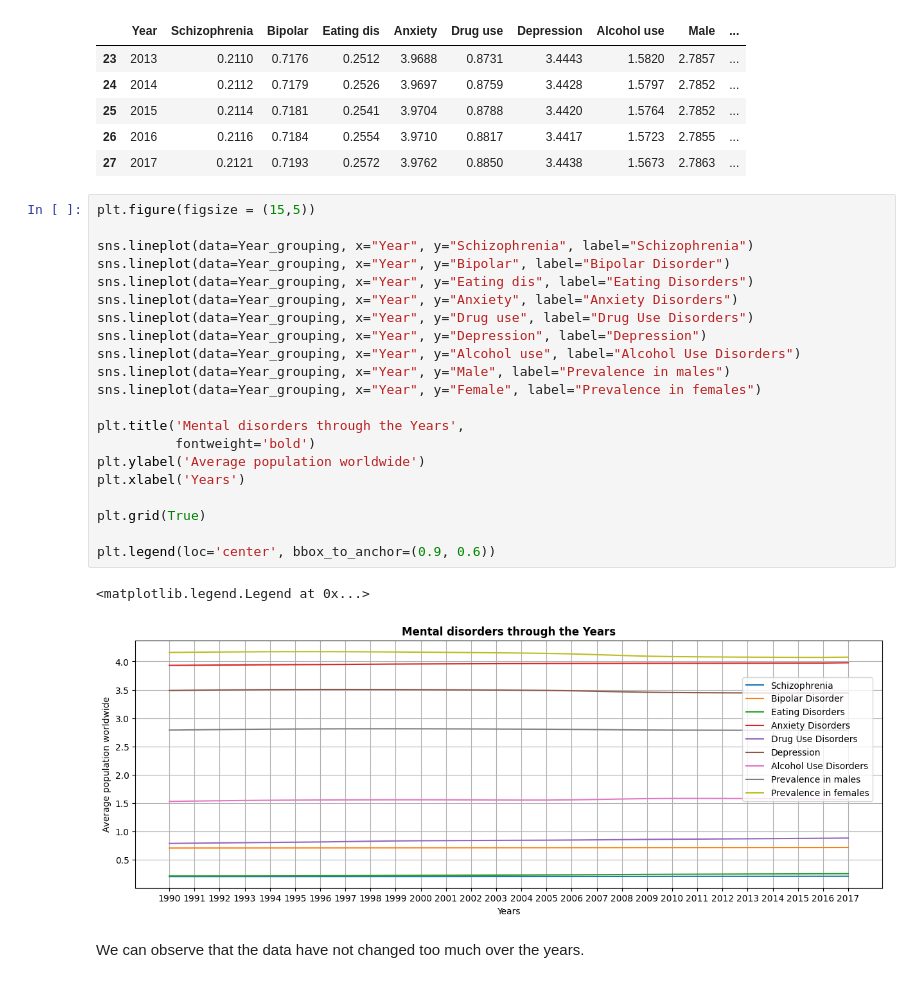
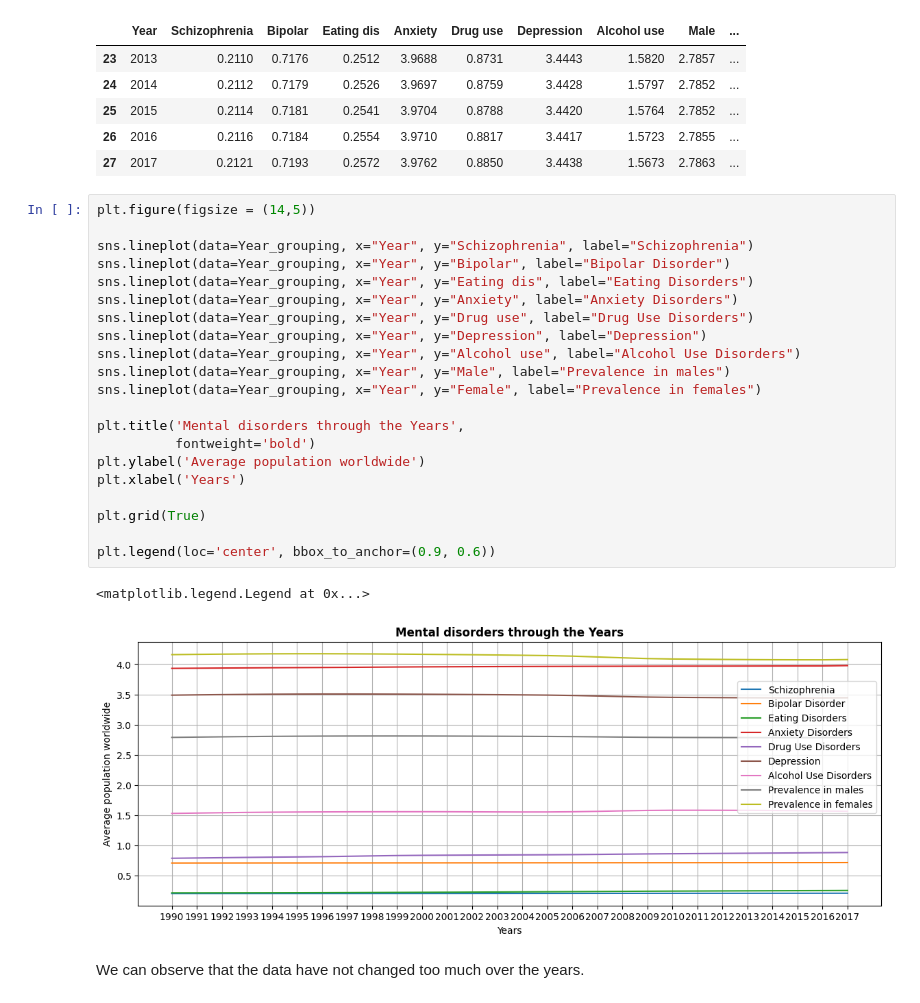
Before and after one commit to AlessandroSignoretto/Social_research_project, a Jupyter notebook: Social_research_project.ipynb, the cells around one changed output. Saved outputs shown, nothing was run; the diff lists cells and outputs as text.

Commit message:
New plots

```diff
--- a/Social_research_project.ipynb
+++ b/Social_research_project.ipynb
@@ -212,29 +214,29 @@ Year_grouping.tail(5)
 | 26 | 2016 | 0.2116 | 0.7184 | 0.2554 | 3.9710 | 0.8817 | 3.4417 | 1.5723 | 2.7855 | ... |
 | 27 | 2017 | 0.2121 | 0.7193 | 0.2572 | 3.9762 | 0.8850 | 3.4438 | 1.5673 | 2.7863 | ... |
 # %%
-plt.figure(figsize = (15,5))
+plt.figure(figsize = (14,5))
 
 sns.lineplot(data=Year_grouping, x="Year", y="Schizophrenia", label="Schizophrenia")
 sns.lineplot(data=Year_grouping, x="Year", y="Bipolar", label="Bipolar Disorder")
 sns.lineplot(data=Year_grouping, x="Year", y="Eating dis", label="Eating Disorders")
 sns.lineplot(data=Year_grouping, x="Year", y="Anxiety", label="Anxiety Disorders")
 sns.lineplot(data=Year_grouping, x="Year", y="Drug use", label="Drug Use Disorders")
 sns.lineplot(data=Year_grouping, x="Year", y="Depression", label="Depression")
 sns.lineplot(data=Year_grouping, x="Year", y="Alcohol use", label="Alcohol Use Disorders")
 sns.lineplot(data=Year_grouping, x="Year", y="Male", label="Prevalence in males")
 sns.lineplot(data=Year_grouping, x="Year", y="Female", label="Prevalence in females")
 
 plt.title('Mental disorders through the Years',
           fontweight='bold')
 plt.ylabel('Average population worldwide')
 plt.xlabel('Years')
 
 plt.grid(True)
 
 plt.legend(loc='center', bbox_to_anchor=(0.9, 0.6))
 # %% [output]
 <matplotlib.legend.Legend at 0x...>
-[figure, old version]
+[figure, new version]
 # %% [markdown]
 We can observe that the data have not changed too much over the years.
 # %%
```
Also changed, not shown: parts of 8 cells of this notebook.
